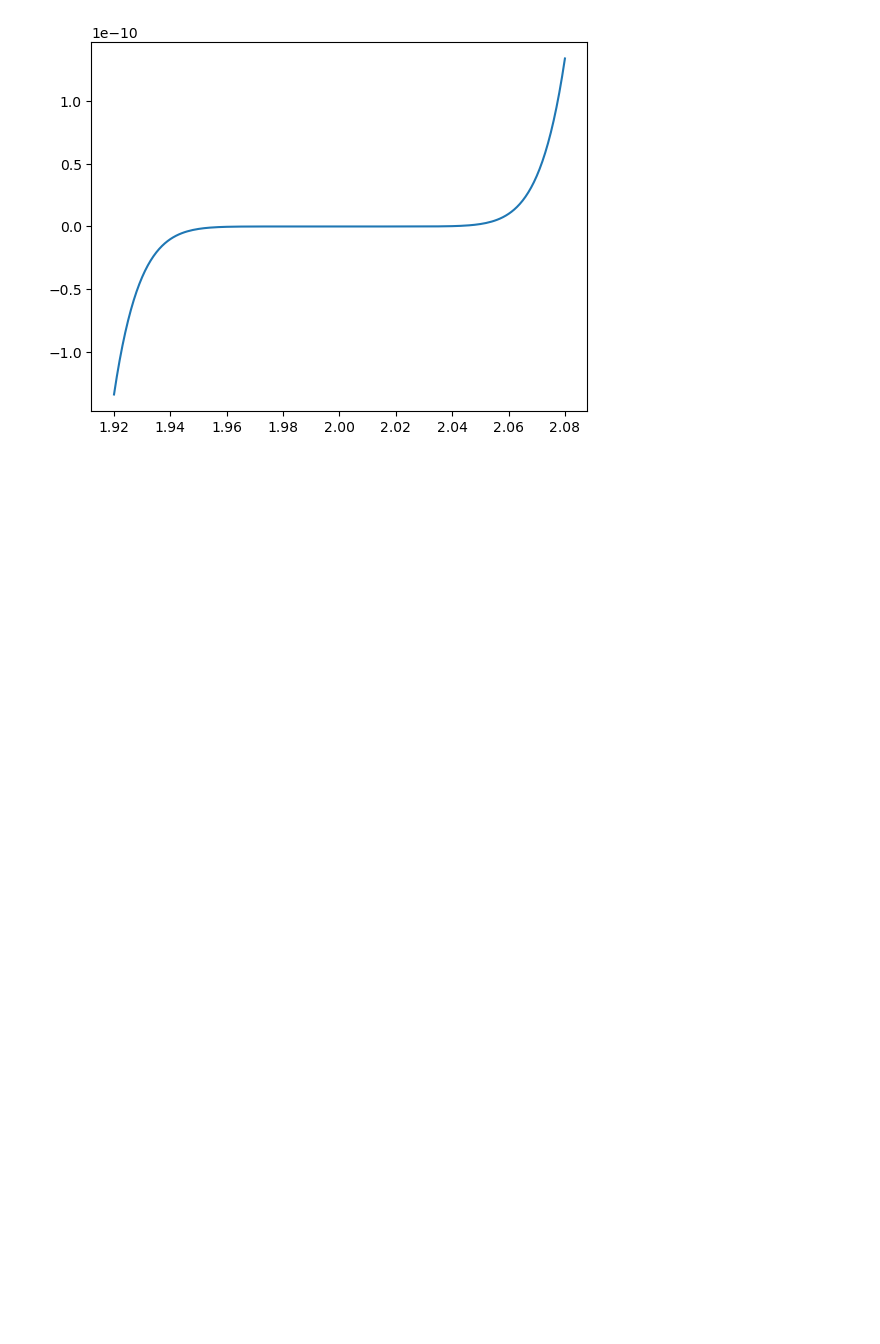
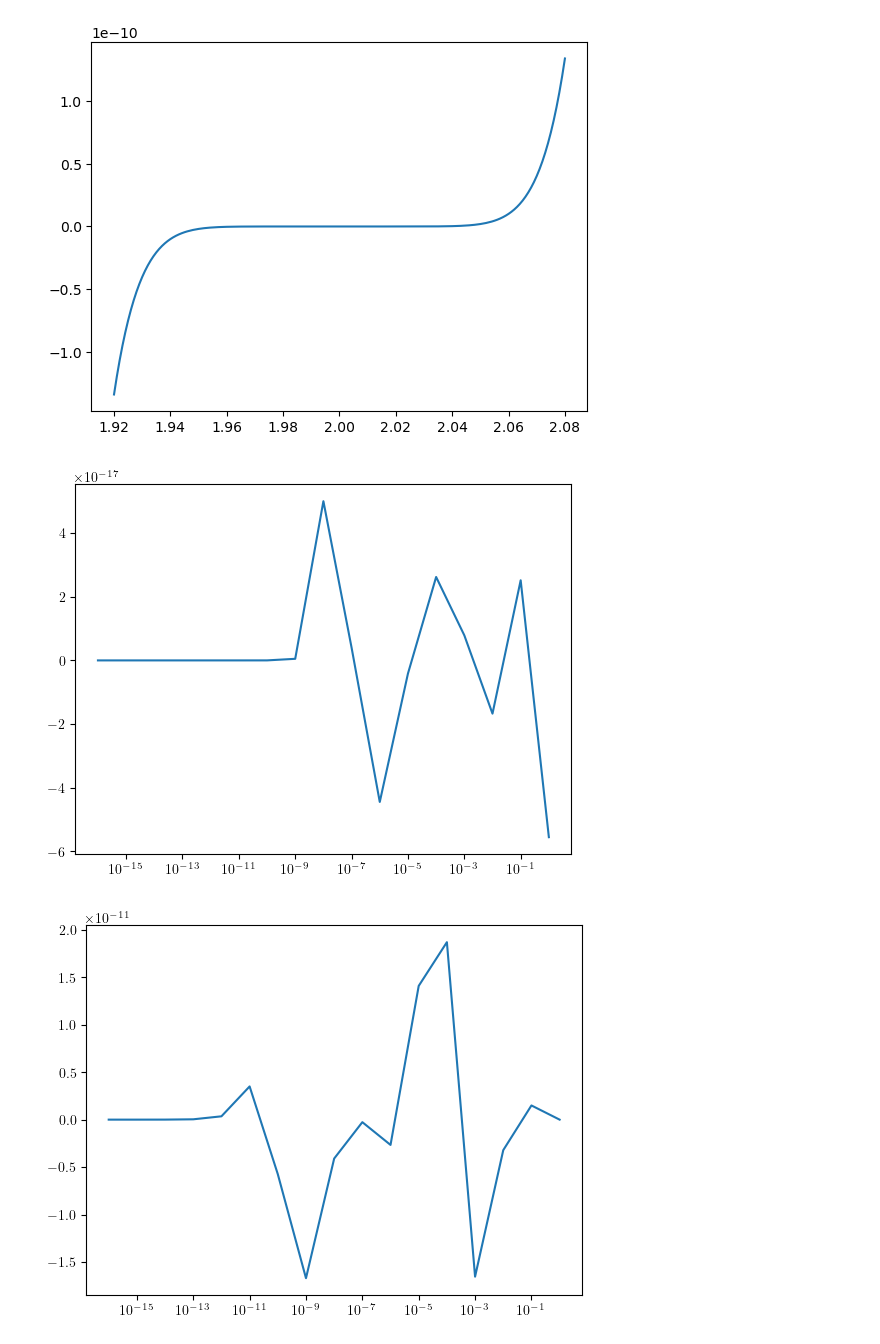
Before and after one commit to matt-harp/appm4600, a Jupyter notebook: hw/hw1/hw.ipynb, the cells around one changed output. Cells and saved outputs as stored; diff of their text form; code cells hidden in the pictures; blank space fills up the shorter version.

```diff
--- a/hw/hw1/hw.ipynb
+++ b/hw/hw1/hw.ipynb
@@ -11,3 +10,27 @@ plt.plot(x, (x-2)**9)
 plt.show()
 # %% [output]
 [figure]
+# %%
+import numpy as np
+import matplotlib.pyplot as plt
+
+plt.rcParams['text.usetex'] = True
+
+delta = np.logspace(-16, 0, 17)
+
+x1 = np.pi
+x2 = 10**6
+
+def true(x):
+    return np.cos(x + delta) - np.cos(x)
+
+def other(x):
+    return -2 * np.sin(delta / 2)*np.sin(x + delta/2)
+
+plt.semilogx(delta, (other(x1) - true(x1)))
+plt.show()
+plt.semilogx(delta, (other(x2) - true(x2)))
+plt.show()
+# %% [output]
+[figure, added]
+[figure, added]
```
Also changed, not shown: parts of 1 cell of this notebook.
